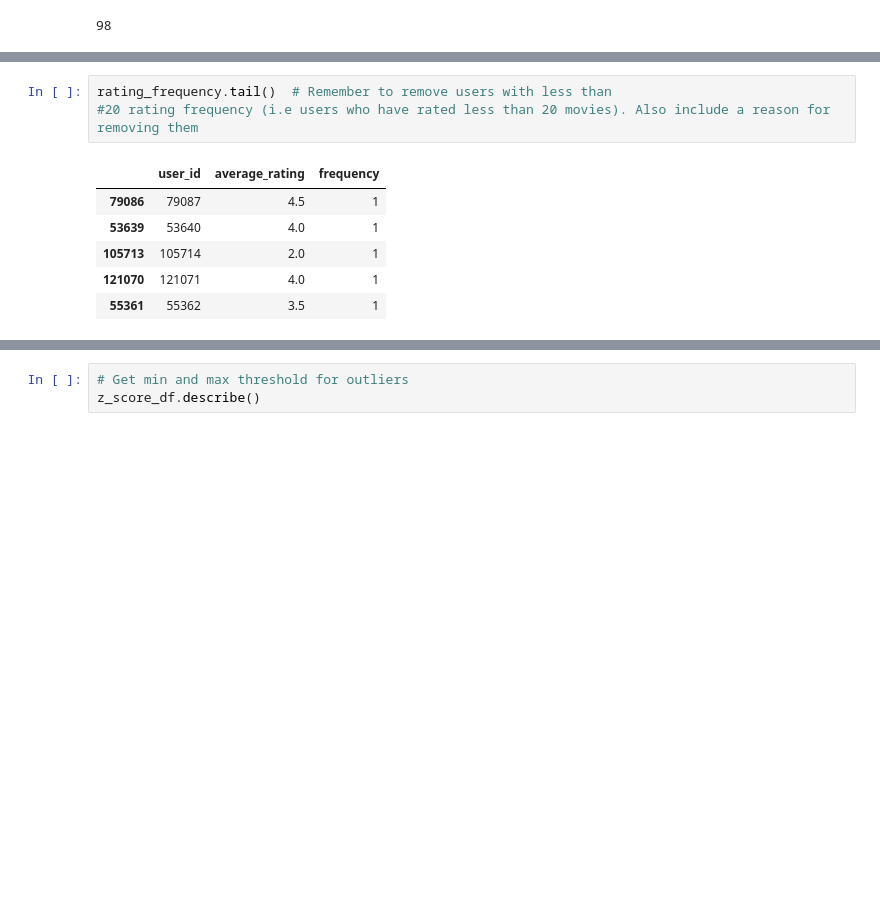
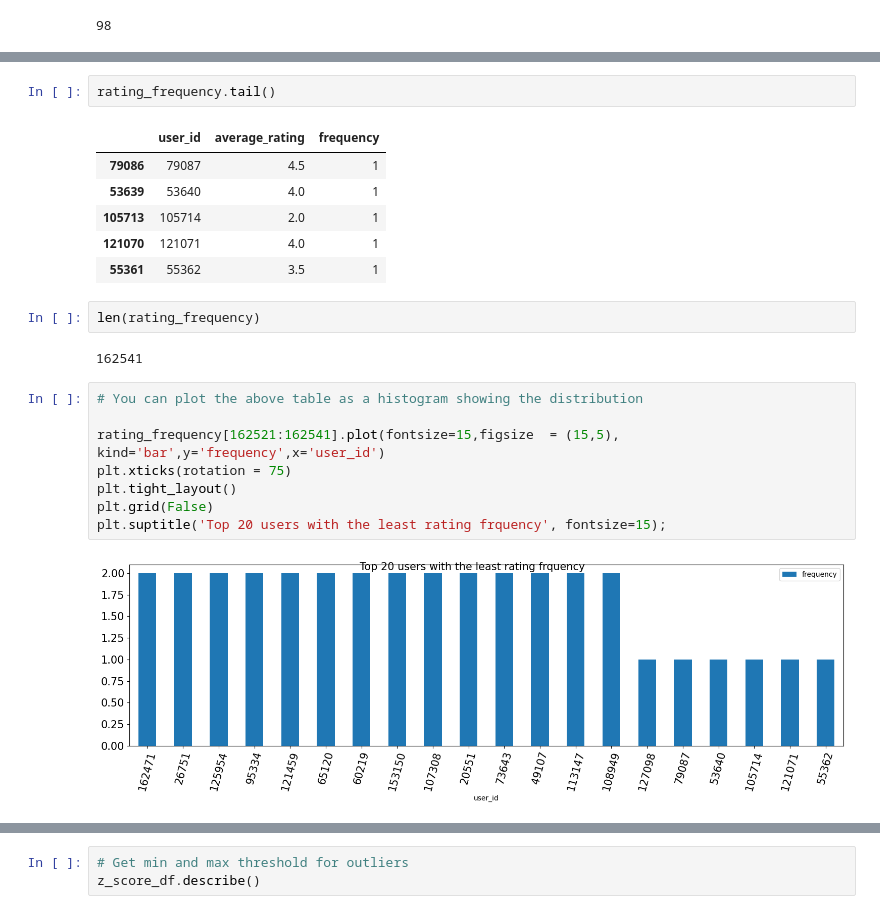
Before and after one commit to JasperZeroes/TeamND2-unsupervised-predict, a Jupyter notebook: TeamND2_notebook.ipynb, the cells around one changed output, grey strips where cells are left out. Drawn from its saved outputs; the diff is of its cells as text; blank space fills up the shorter version.

```diff
--- a/TeamND2_notebook.ipynb
+++ b/TeamND2_notebook.ipynb
@@ -313,6 +326,5 @@ rating_frequency.head()
 # %%
-rating_frequency.tail()  # Remember to remove users with less than
-#20 rating frequency (i.e users who have rated less than 20 movies). Also include a reason for removing them
+rating_frequency.tail()
 # %% [output]
 |  | user_id | average_rating | frequency |
 | 79086 | 79087 | 4.5 | 1 |
@@ -320,3 +332,17 @@ rating_frequency.tail()  # Remember to remove users with less than
 | 105713 | 105714 | 2.0 | 1 |
 | 121070 | 121071 | 4.0 | 1 |
 | 55361 | 55362 | 3.5 | 1 |
+# %%
+len(rating_frequency)
+# %% [output]
+162541
+# %%
+# You can plot the above table as a histogram showing the distribution
+
+rating_frequency[162521:162541].plot(fontsize=15,figsize  = (15,5), kind='bar',y='frequency',x='user_id')
+plt.xticks(rotation = 75)
+plt.tight_layout()
+plt.grid(False)
+plt.suptitle('Top 20 users with the least rating frquency', fontsize=15);
+# %% [output]
+[figure, added]
```
Also changed, not shown: parts of 155 cells of this notebook.
